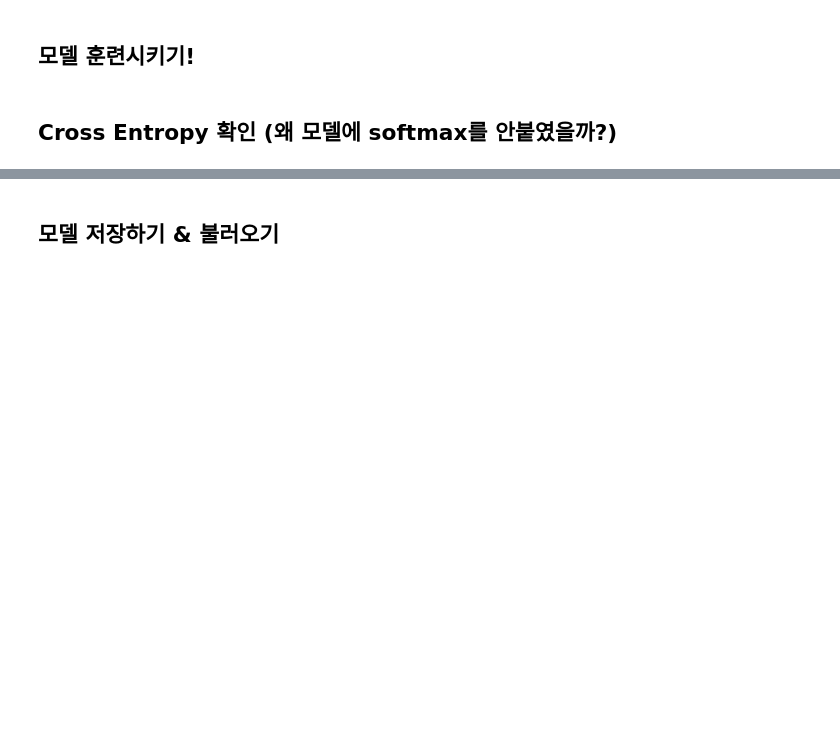
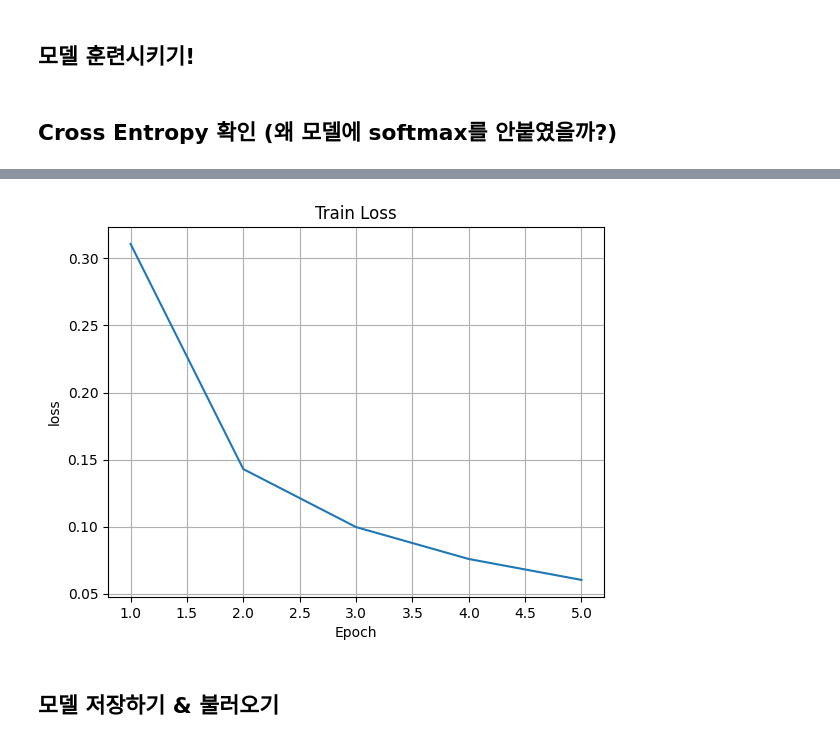
Before and after one commit to Mr-JEON/hyuk, a Jupyter notebook: torch/multiclass_classification.ipynb, the cells around one changed output, grey strips where cells are left out. Drawn from its saved outputs; the diff is of its cells as text; code cells hidden in the pictures; blank space fills up the shorter version.

```diff
--- a/torch/multiclass_classification.ipynb
+++ b/torch/multiclass_classification.ipynb
@@ -325,0 +316,28 @@ Epoch: 5, train loss: 0.059
+# %%
+# 여기서 model과 optimizer를 다시 한 번 설정하는 이유는
+# 모델의 가중치(파라미터)를 새로 초기화하고,
+# 옵티마이저(optimizer) 역시 해당 새 파라미터들과 연결하기 위함입니다.
+# 즉, 이전에 학습한 이력이 있다면 모두 리셋하고, 완전히 새로운 상태로 학습을 시작합니다.
+
+# MLP 모델 인스턴스 생성 후, 연산 장치(DEVICE: CPU/GPU)로 이동
+model = MLP().to(DEVICE)
+
+# 새로 생성된 model의 파라미터로 Adam 옵티마이저 객체 설정
+# 학습률(LR)은 전역 변수에서 지정
+optimizer = optim.Adam(model.parameters(), lr=LR)
+
+# 학습 루프 실행:
+#   - model: 학습할 모델
+#   - train_DL: 학습 데이터로더
+#   - criterion: 손실 함수
+#   - optimizer: 최적화 알고리즘
+#   - EPOCH: 학습 에폭 수
+# 에폭마다 계산된 손실값의 리스트를 반환함
+loss_history = Train(model, train_DL, criterion, optimizer, EPOCH)
+
+plt.plot(range(1,EPOCH+1),loss_history)
+plt.xlabel("Epoch")
+plt.ylabel("loss")
+plt.title("Train Loss")
+plt.grid()
+# %% [output]
@@ -326,3 +354,4 @@ Epoch: 5, train loss: 0.059
+[figure, added]
 # %% [markdown]
 ## 모델 저장하기 & 불러오기
 # %%
```
Also changed, not shown: parts of 7 cells of this notebook, 2 other files.
